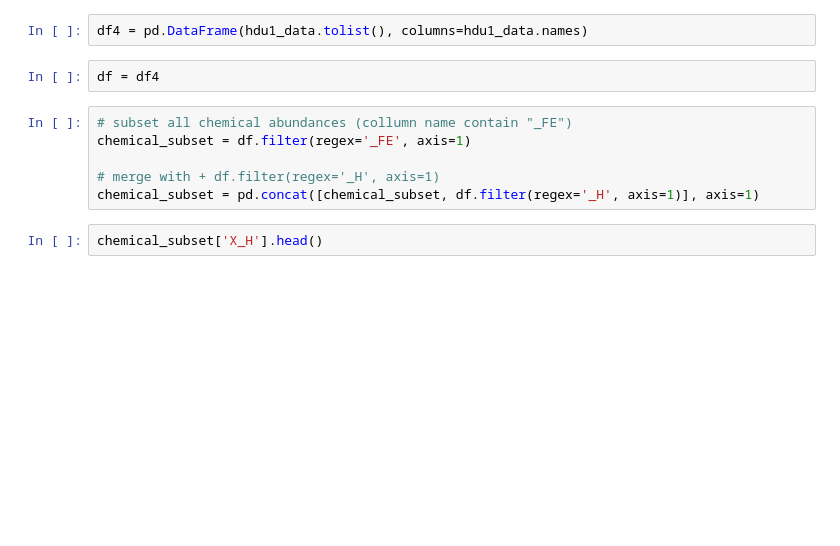
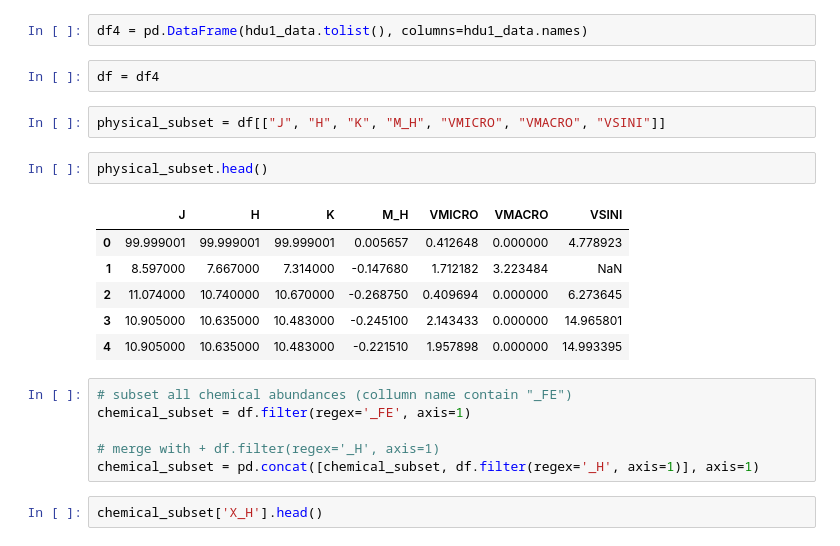
Before and after one commit to astrodeepnet/students-project-2024, a Jupyter notebook: Stats_Chemicals.ipynb, the cells around one changed output. Cells and saved outputs as stored; diff of their text form; blank space fills up the shorter version.

```diff
--- a/Stats_Chemicals.ipynb
+++ b/Stats_Chemicals.ipynb
@@ -12,6 +12,17 @@ hdu1_data = hdulist[1].data
 df4 = pd.DataFrame(hdu1_data.tolist(), columns=hdu1_data.names)
 # %%
 df = df4
+# %%
+physical_subset = df[["J", "H", "K", "M_H", "VMICRO", "VMACRO", "VSINI"]]
+# %%
+physical_subset.head()
+# %% [output]
+|  | J | H | K | M_H | VMICRO | VMACRO | VSINI |
+| 0 | 99.999001 | 99.999001 | 99.999001 | 0.005657 | 0.412648 | 0.000000 | 4.778923 |
+| 1 | 8.597000 | 7.667000 | 7.314000 | -0.147680 | 1.712182 | 3.223484 | NaN |
+| 2 | 11.074000 | 10.740000 | 10.670000 | -0.268750 | 0.409694 | 0.000000 | 6.273645 |
+| 3 | 10.905000 | 10.635000 | 10.483000 | -0.245100 | 2.143433 | 0.000000 | 14.965801 |
+| 4 | 10.905000 | 10.635000 | 10.483000 | -0.221510 | 1.957898 | 0.000000 | 14.993395 |
 # %%
 # subset all chemical abundances (collumn name contain "_FE")
 chemical_subset = df.filter(regex='_FE', axis=1)
```
Also changed, not shown: parts of 7 cells of this notebook.
